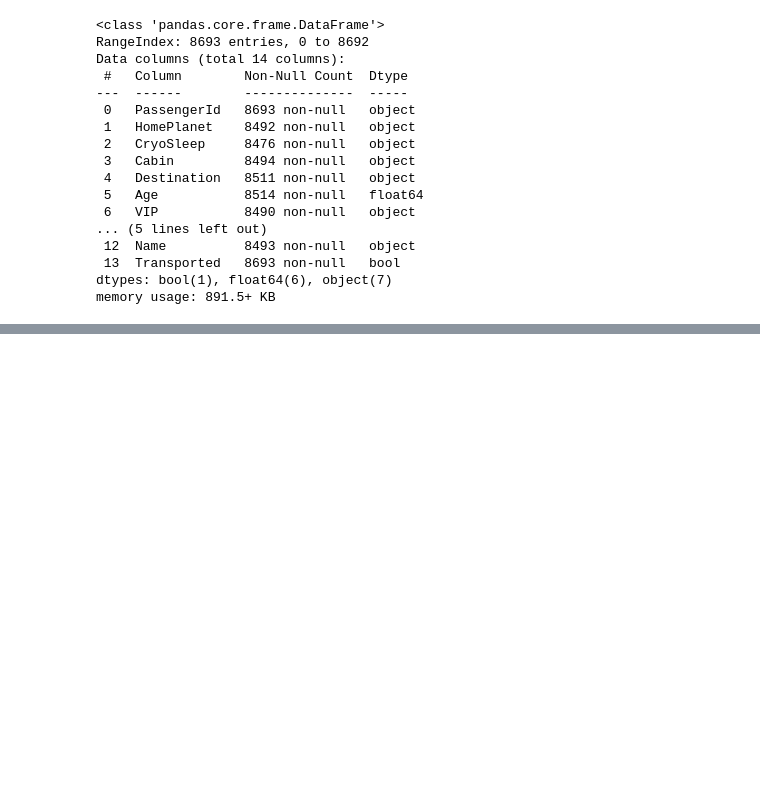
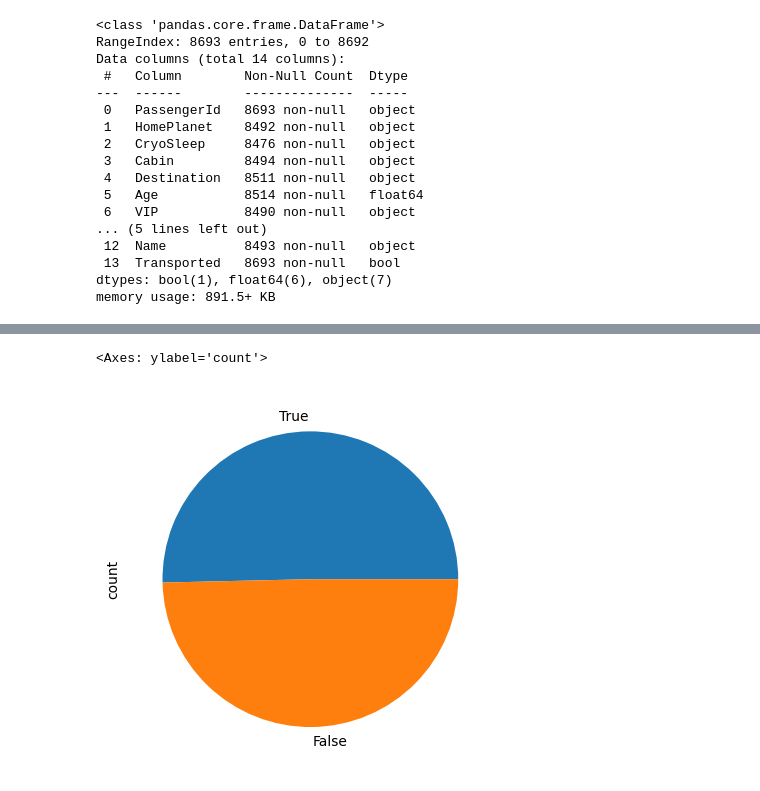
Before and after one commit to eeroak/KaggleCompsPublic, a Jupyter notebook: spaceship-titanic.ipynb, the cells around one changed output, grey strips where cells are left out. Cells and saved outputs as stored; diff of their text form; code cells hidden in the pictures; blank space fills up the shorter version.

```diff
--- a/spaceship-titanic.ipynb
+++ b/spaceship-titanic.ipynb
@@ -88,0 +120,4 @@ memory usage: 891.5+ KB
+# %%
+train = train.drop(['PassengerId', 'Name'], axis=1)
+train[['VIP', 'CryoSleep', 'FoodCourt', 'ShoppingMall', 'Spa', 'VRDeck']] = train[['VIP', 'CryoSleep', 'FoodCourt', 'ShoppingMall', 'Spa', 'VRDeck']].fillna(value=0)
+train.isnull().sum().sort_values(ascending=False)
@@ -88,0 +138,6 @@ memory usage: 891.5+ KB
+# %%
+plot_train = train.Transported.value_counts()
+plot_train.plot(kind="pie")
+# %% [output]
+<Axes: ylabel='count'>
+[figure, added]
```
Also changed, not shown: parts of 16 cells of this notebook.
